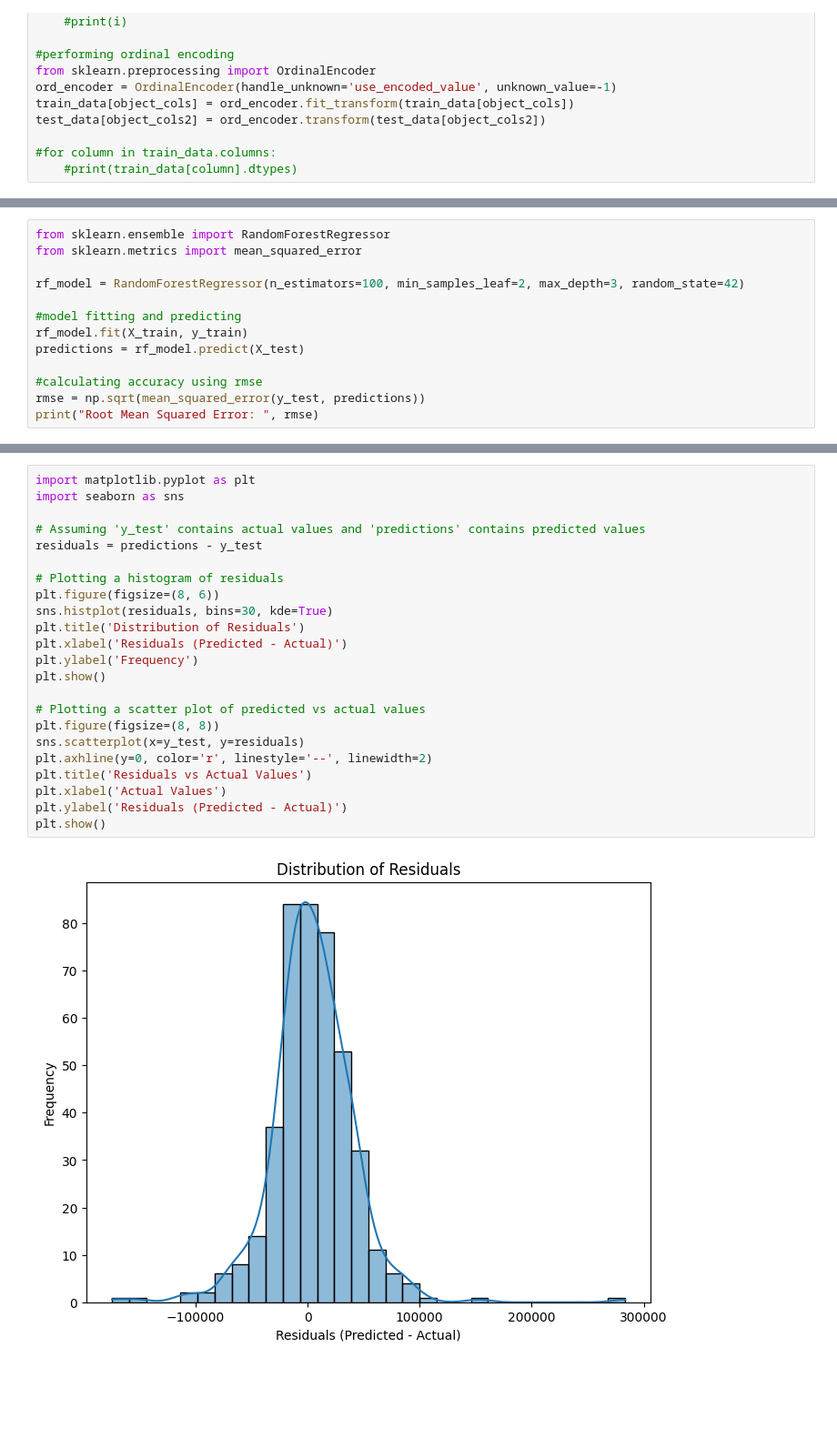
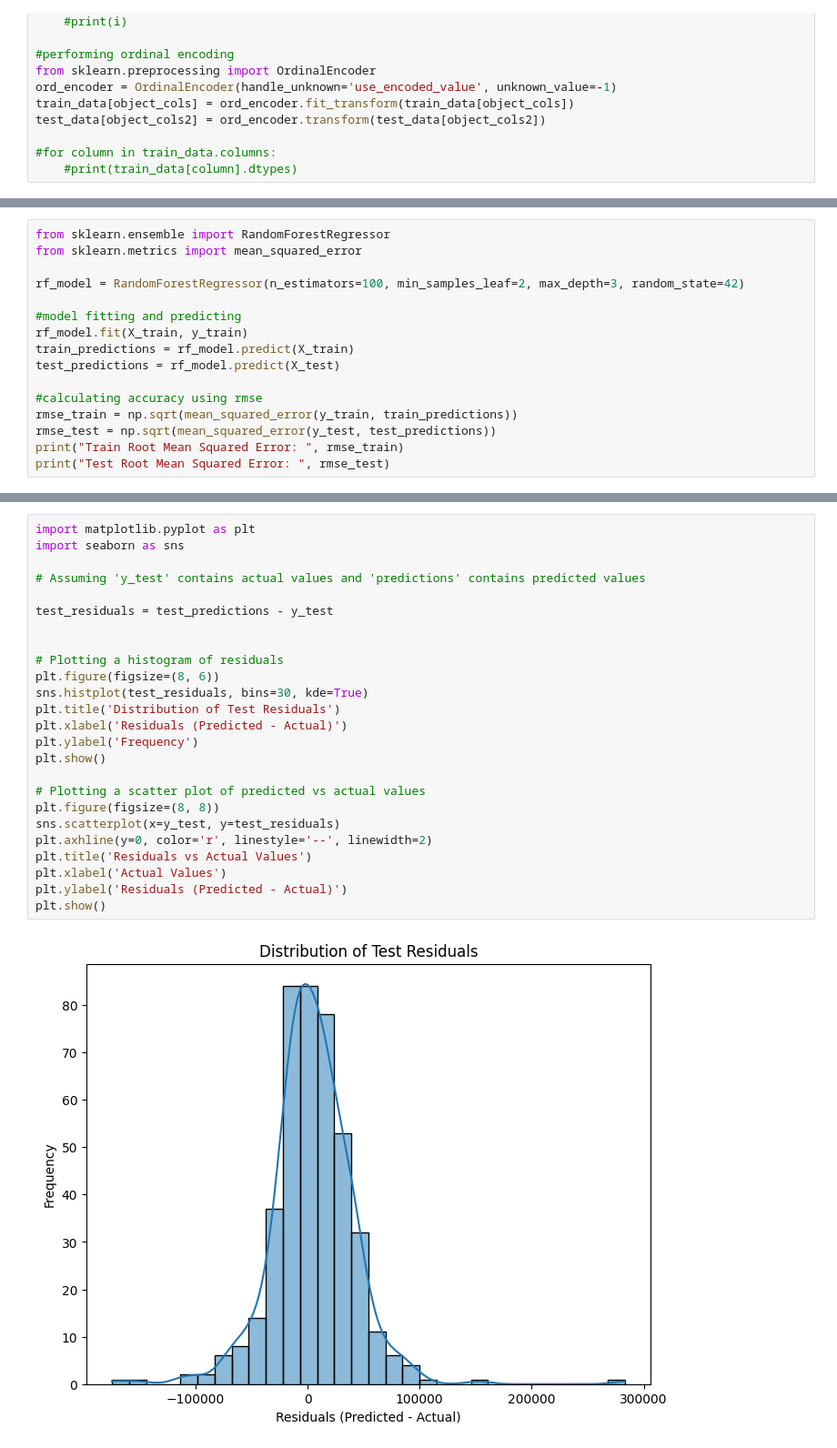
Before and after one commit to sully184/sully184, a Jupyter notebook: notebook2b605d95e0.ipynb, the cells around one changed output, grey strips where cells are left out. Shown at 91% size. Drawn from its saved outputs; the diff is of its cells as text; blank space fills up the shorter version.

Commit message:
Kaggle Notebook | notebook2b605d95e0 | v5 Housing Predictions

```diff
--- a/notebook2b605d95e0.ipynb
+++ b/notebook2b605d95e0.ipynb
@@ -175,9 +204,12 @@ rf_model = RandomForestRegressor(n_estimators=100, min_samples_leaf=2, max_depth
 
 #model fitting and predicting
 rf_model.fit(X_train, y_train)
-predictions = rf_model.predict(X_test)
+train_predictions = rf_model.predict(X_train)
+test_predictions = rf_model.predict(X_test)
 
 #calculating accuracy using rmse
-rmse = np.sqrt(mean_squared_error(y_test, predictions))
-print("Root Mean Squared Error: ", rmse)
+rmse_train = np.sqrt(mean_squared_error(y_train, train_predictions))
+rmse_test = np.sqrt(mean_squared_error(y_test, test_predictions))
+print("Train Root Mean Squared Error: ", rmse_train)
+print("Test Root Mean Squared Error: ", rmse_test)
 # %% [output]
@@ -185,26 +218,28 @@ Root Mean Squared Error:  37684.94304692101
 # %%
 import matplotlib.pyplot as plt
 import seaborn as sns
 
 # Assuming 'y_test' contains actual values and 'predictions' contains predicted values
-residuals = predictions - y_test
+
+test_residuals = test_predictions - y_test
+
 
 # Plotting a histogram of residuals
 plt.figure(figsize=(8, 6))
-sns.histplot(residuals, bins=30, kde=True)
-plt.title('Distribution of Residuals')
+sns.histplot(test_residuals, bins=30, kde=True)
+plt.title('Distribution of Test Residuals')
 plt.xlabel('Residuals (Predicted - Actual)')
 plt.ylabel('Frequency')
 plt.show()
 
 # Plotting a scatter plot of predicted vs actual values
 plt.figure(figsize=(8, 8))
-sns.scatterplot(x=y_test, y=residuals)
+sns.scatterplot(x=y_test, y=test_residuals)
 plt.axhline(y=0, color='r', linestyle='--', linewidth=2)
 plt.title('Residuals vs Actual Values')
 plt.xlabel('Actual Values')
 plt.ylabel('Residuals (Predicted - Actual)')
 plt.show()
 # %% [output]
-[figure, old version]
+[figure, new version]
 [figure]
```
Also changed, not shown: parts of 6 cells of this notebook.
